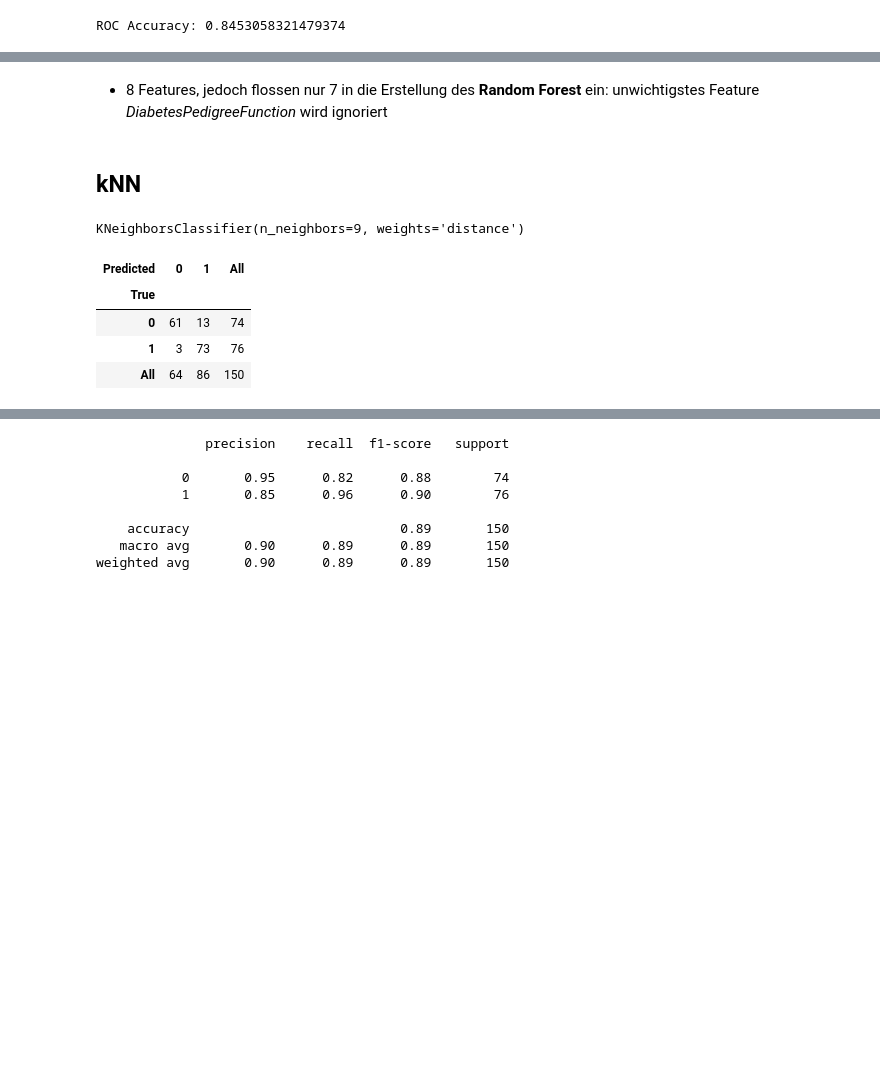
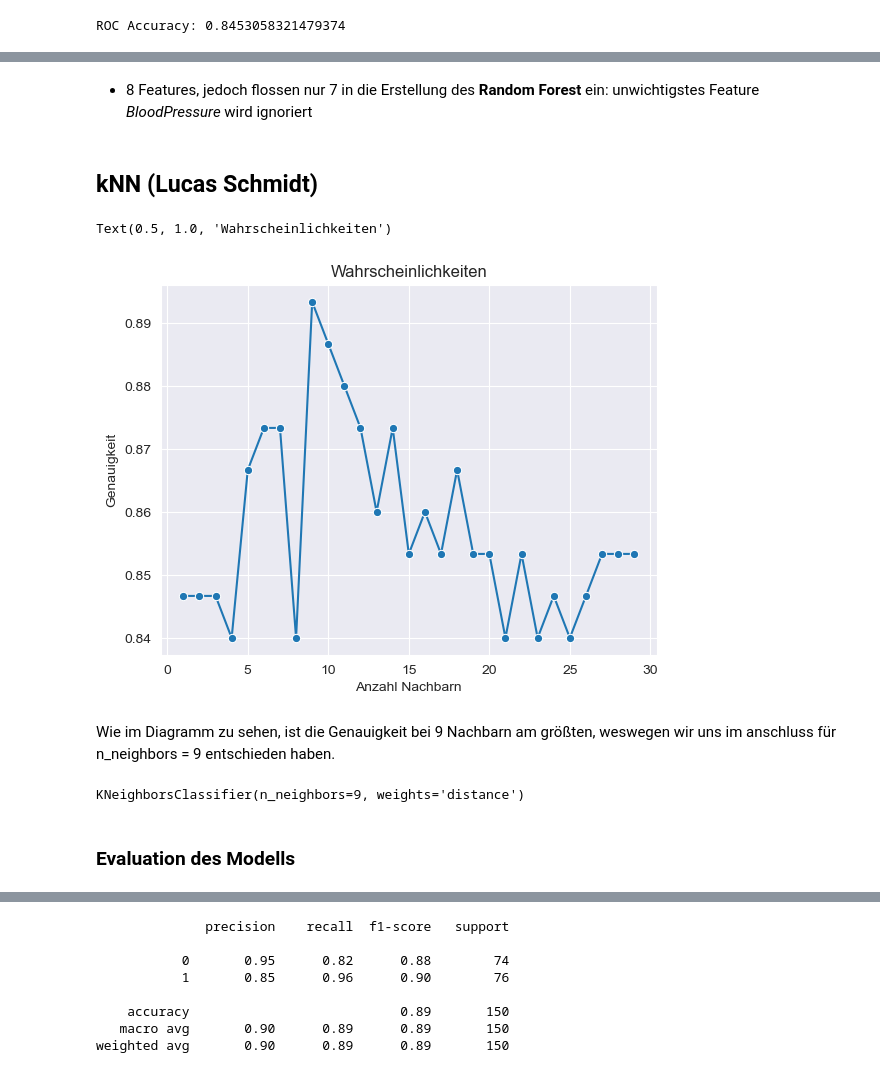
Before and after one commit to Schmiddyyy/DASC-2024, a Jupyter notebook: Abschlussaufgabe/Diabetes_DS/Diabetes_ScriptNAN.ipynb, the cells around one changed output, grey strips where cells are left out. Saved outputs shown, nothing was run; the diff lists cells and outputs as text; code cells hidden in the pictures; blank space fills up the shorter version.

```diff
--- a/Abschlussaufgabe/Diabetes_DS/Diabetes_ScriptNAN.ipynb
+++ b/Abschlussaufgabe/Diabetes_DS/Diabetes_ScriptNAN.ipynb
@@ -417,7 +447,31 @@ plt.show()
 # %% [markdown]
-- 8 Features, jedoch flossen nur 7 in die Erstellung des **Random Forest** ein: unwichtigstes Feature *DiabetesPedigreeFunction* wird ignoriert
+- 8 Features, jedoch flossen nur 7 in die Erstellung des **Random Forest** ein: unwichtigstes Feature *BloodPressure* wird ignoriert
 # %% [markdown]
-## kNN
+## kNN (Lucas Schmidt)
+# %%
+k_values = [i for i in range (1,30)]
+scores = []
+
+
+
+for k in k_values:
+    knn = neighbors.KNeighborsClassifier(n_neighbors=k, weights='distance')
+    score = cross_val_score(knn, x, y, cv=5)
+    knn.fit(X_train, y_train)
+    y_pred_knn = knn.predict(X_test)
+    scores.append(classification_report(y_test,y_pred_knn,output_dict=True)["accuracy"])
+
+
+
+sns.lineplot(x = k_values, y = scores, marker = 'o')
+plt.xlabel("Anzahl Nachbarn")
+plt.ylabel("Genauigkeit")
+plt.title("Wahrscheinlichkeiten")
+# %% [output]
+Text(0.5, 1.0, 'Wahrscheinlichkeiten')
+[figure, added]
+# %% [markdown]
+Wie im Diagramm zu sehen, ist die Genauigkeit bei 9 Nachbarn am größten, weswegen wir uns im anschluss für n_neighbors = 9 entschieden haben.
 # %%
 weights = 'distance'
 n_neighbors = 9
@@ -427,12 +481,5 @@ clf.fit(X_train, y_train)
 KNeighborsClassifier(n_neighbors=9, weights='distance')
 # %%
 y_pred_knn = clf.predict(X_test)
-
-cfknn=confusion_matrix(y_test,y_pred_knn)
-pd.crosstab(y_test, y_pred_knn, rownames=['True'], colnames=['Predicted'], margins=True)
-# %% [output]
-| Predicted | 0 | 1 | All |
-| True |  |  |  |
-| 0 | 61 | 13 | 74 |
-| 1 | 3 | 73 | 76 |
-| All | 64 | 86 | 150 |
+# %% [markdown]
+### Evaluation des Modells
```
Also changed, not shown: parts of 22 cells of this notebook.
